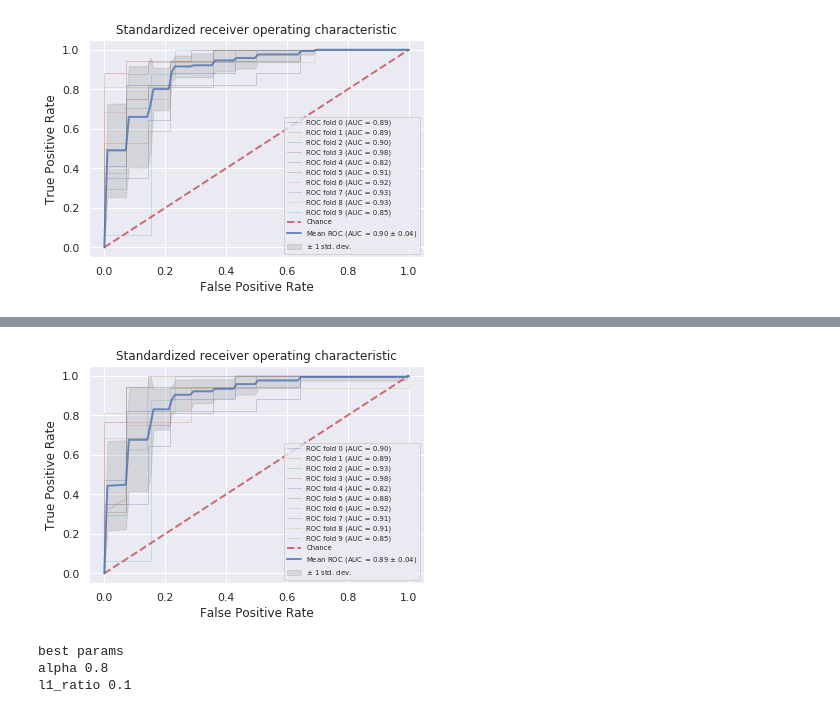
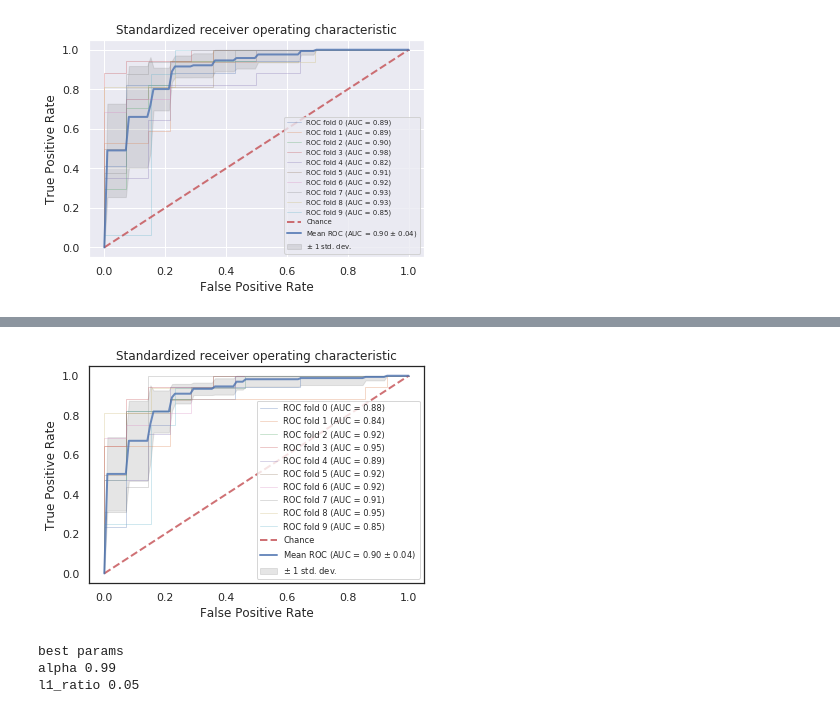
Before and after one commit to airnel48/Heart-Disease-Prediction, a Jupyter notebook: Predict-Heart-Disease-Cleveland-Database.ipynb, the cells around one changed output, grey strips where cells are left out. Drawn from its saved outputs; the diff is of its cells as text; code cells hidden in the pictures.

```diff
--- a/Predict-Heart-Disease-Cleveland-Database.ipynb
+++ b/Predict-Heart-Disease-Cleveland-Database.ipynb
@@ -320,6 +320,12 @@ y.head()
 3    1
 4    1
 Name: target, dtype: int64
+# %%
+# create validation set to evaluate final model
+
+from sklearn.model_selection import train_test_split
+
+x_train, x_validation, y_train, y_validation = train_test_split(x, y, test_size=0.2, random_state=0)
 # %%
 # define parameters for 10-fold cross validation
 # selecting k = 10 given the rather small size of this dataset
@@ -332,7 +338,10 @@ cv = StratifiedKFold(n_splits=10, random_state=0, shuffle=True)
 from sklearn.preprocessing import StandardScaler
 
 ss = StandardScaler()
-x_standard = pd.DataFrame(StandardScaler().fit_transform(x), index=x.index, columns=x.columns)
+x_train_standard = pd.DataFrame(StandardScaler().fit_transform(x_train)
+                          , index=x_train.index, columns=x_train.columns)
+x_validation_standard = pd.DataFrame(StandardScaler().fit_transform(x_validation)
+                                     , index=x_validation.index, columns=x_validation.columns)
 # %%
 # create function to fit models and generate a cross-validated ROC curve
 # first execute for raw data (non-standardized)
@@ -393,13 +402,14 @@ def standardized_model_output():
 
     # fit model
     i = 0
-    for train, test in cv.split(x_standard,y):
-        classifier.fit(x_standard.iloc[train], y.iloc[train])
-        probas_ = classifier.fit(x_standard.iloc[train], y.iloc[train]).predict_proba(x_standard.iloc[test])
-        y_model = classifier.predict(x_standard.iloc[test])
+    for build, test in cv.split(x_train_standard,y_train):
+        classifier.fit(x_train_standard.iloc[build], y_train.iloc[build])
+        probas_ = classifier.fit(x_train_standard.iloc[build]
+                                 , y_train.iloc[build]).predict_proba(x_train_standard.iloc[test])
+        y_model = classifier.predict(x_train_standard.iloc[test])
 
         # compute receiver operator curve (ROC) and area the curve(AUC)
-        fpr, tpr, thresholds = roc_curve(y.iloc[test], probas_[:, 1])
+        fpr, tpr, thresholds = roc_curve(y_train.iloc[test], probas_[:, 1])
         tprs.append(interp(mean_fpr, fpr, tpr))
         tprs[-1][0] = 0.0
         roc_auc = auc(fpr, tpr)
@@ -647,7 +662,7 @@ parameters = {
 }
 classifier = GridSearchCV(estimator=estimator, cv=cv, param_grid=parameters)
 
-
+# IS THIS NECESSARY OR CAN WE JUST USE THE FXN ABOVE?
 def standardized_model_output():
 
     tprs = []
@@ -656,13 +671,14 @@ def standardized_model_output():
 
     # fit model
     i = 0
-    for train, test in cv.split(x_standard,y):
-        classifier.fit(x_standard.iloc[train], y.iloc[train])
-        probas_ = classifier.fit(x_standard.iloc[train], y.iloc[train]).predict_proba(x_standard.iloc[test])
-        y_model = classifier.predict(x_standard.iloc[test])
+    for build, test in cv.split(x_train_standard,y_train):
+        classifier.fit(x_train_standard.iloc[build], y_train.iloc[build])
+        probas_ = classifier.fit(x_train_standard.iloc[build]
+                                 , y_train.iloc[build]).predict_proba(x_train_standard.iloc[test])
+        y_model = classifier.predict(x_train_standard.iloc[test])
 
         # compute receiver operator curve (ROC) and area the curve(AUC)
-        fpr, tpr, thresholds = roc_curve(y.iloc[test], probas_[:, 1])
+        fpr, tpr, thresholds = roc_curve(y_train.iloc[test], probas_[:, 1])
         tprs.append(interp(mean_fpr, fpr, tpr))
         tprs[-1][0] = 0.0
         roc_auc = auc(fpr, tpr)
@@ -676,35 +692,36 @@ def standardized_model_output():
              label='Chance', alpha=.8)
     mean_tpr = np.mean(tprs, axis=0)
     mean_tpr[-1] = 1.0
     mean_auc = auc(mean_fpr, mean_tpr)
     std_auc = np.std(aucs)
     plt.plot(mean_fpr, mean_tpr, color='b',
              label=r'Mean ROC (AUC = %0.2f $\pm$ %0.2f)' % (mean_auc, std_auc),
              lw=2, alpha=.8)
     std_tpr = np.std(tprs, axis=0)
     tprs_upper = np.minimum(mean_tpr + std_tpr, 1)
     tprs_lower = np.maximum(mean_tpr - std_tpr, 0)
     plt.fill_between(mean_fpr, tprs_lower, tprs_upper, color='grey', alpha=.2,
                      label=r'$\pm$ 1 std. dev.')
     plt.xlim([-0.05, 1.05])
     plt.ylim([-0.05, 1.05])
     plt.xlabel('False Positive Rate')
     plt.ylabel('True Positive Rate')
     plt.title('Standardized receiver operating characteristic')
     plt.legend(loc="lower right", fontsize="x-small")
     plt.show()
 
 warnings.filterwarnings("ignore", category=DeprecationWarning)
 
 standardized_model_output()
 #0.9 +- 0.4
-        # output best metrics
+
+# output best parameters
 best_parameters = classifier.best_estimator_.get_params()
 print("best params")
 for param_name in sorted(parameters.keys()):
     print(param_name, best_parameters[param_name])
 # %% [output]
-[figure, old version]
+[figure, new version]
 best params
-alpha 0.8
-l1_ratio 0.1
+alpha 0.99
+l1_ratio 0.05
```
Also changed, not shown: parts of 9 cells of this notebook.
